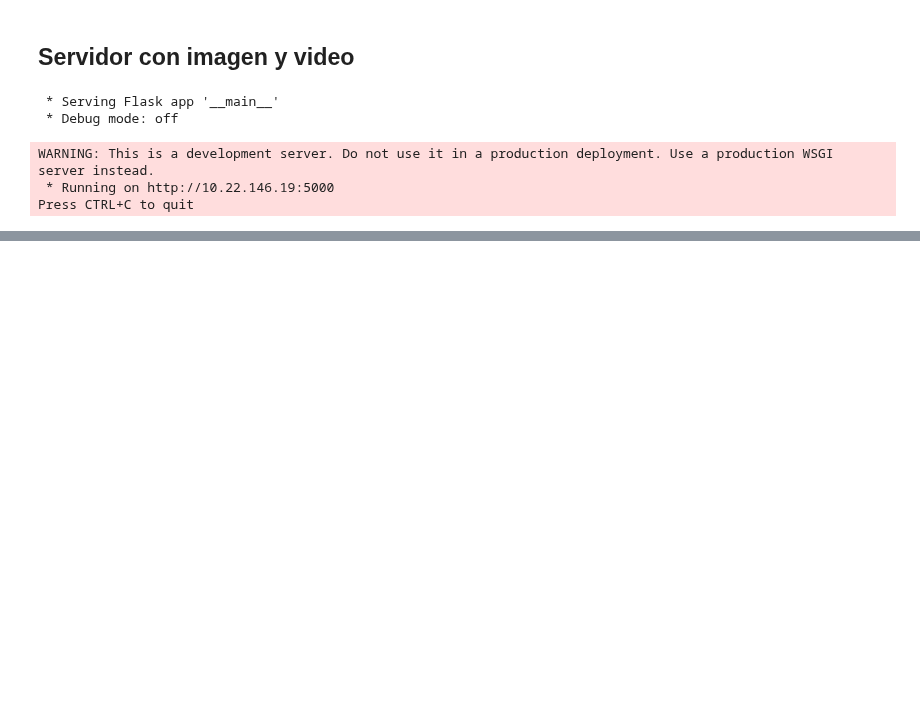
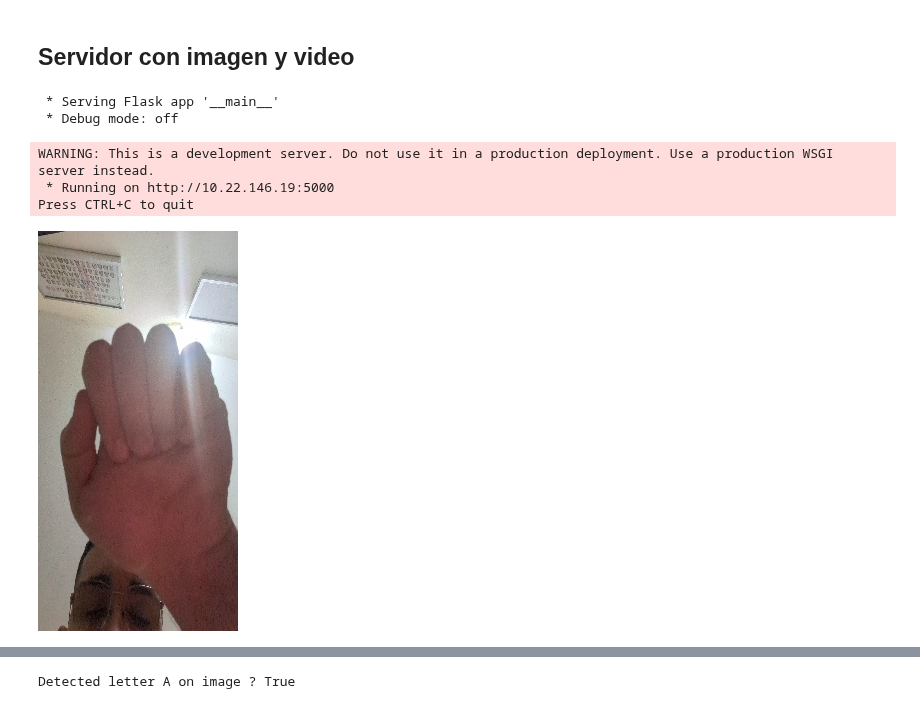
Before and after one commit to antonioap101/VC, a Jupyter notebook: TrabajoFinal/backend.ipynb, the cells around one changed output, grey strips where cells are left out. Saved outputs shown, nothing was run; the diff lists cells and outputs as text; code cells hidden in the pictures; blank space fills up the shorter version.

```diff
--- a/TrabajoFinal/backend.ipynb
+++ b/TrabajoFinal/backend.ipynb
@@ -207,13 +185,16 @@ def process_image():
 
     file = request.files['image']
 
-    # Lee la imagen desde el archivo
+   # Lee la imagen desde el archivo
     image = cv2.imdecode(np.fromstring(file.read(), np.uint8), cv2.IMREAD_UNCHANGED)
+
+    # Rotar la imagen 90 grados en sentido horario
+    image = cv2.rotate(image, cv2.ROTATE_90_COUNTERCLOCKWISE)
 
     # Muestra la imagen utilizando OpenCV
     # cv2.imshow('Received Image', image)
     # Muestra la imagen como un output de la celda
-    display(Image(data=cv2.imencode('.jpg', cv2.resize(image, (200, 400)))[1]))
+    display(Image(data=cv2.imencode('.jpg', cv2.resize(image, (300, 400)))[1]))
 
     # Procesa la imagen utilizando tu script de OpenCV
     target_letter = request.form.get('target_letter')  # Obtiene la letra objetivo de la solicitud
@@ -234,30 +215,31 @@ def process_video():
 
     # Guarda el video de manera segura y temporal
     filename = secure_filename(video_file.filename)
     temp_video_path = os.path.join('./tmp', filename)
 
     video_file.save(temp_video_path)
     # Después de guardar el archivo
     print(f"Archivo guardado con éxito: {temp_video_path}")
 
     # Procesa la imagen utilizando tu script de OpenCV
     target_letter = request.form.get('target_letter')  # Obtiene la letra objetivo de la solicitud
     result = isLetterInVideo(temp_video_path, target_letter)
 
     # Elimina el archivo de video después de procesar
     # os.remove(temp_video_path)
     print("Detected letter", target_letter, "on video ?", result)
 
     # Devuelve alguna respuesta
     return jsonify({"result": result})
 
 if __name__ == '__main__':
     app.run(debug=False, host='10.22.146.19', port=5000) # Antes localhost
     # Wifi Principal: 10.22.146.19
     # Wifi Movil: 192.168.194.99
 # %% [output]
  * Serving Flask app '__main__'
  * Debug mode: off
 WARNING: This is a development server. Do not use it in a production deployment. Use a production WSGI server instead.
  * Running on http://10.22.146.19:5000
 Press CTRL+C to quit
+[figure, added]
@@ -263,0 +247 @@ Press CTRL+C to quit
+Detected letter A on image ? True
```
Also changed, not shown: parts of 3 cells of this notebook, 2 other files.
